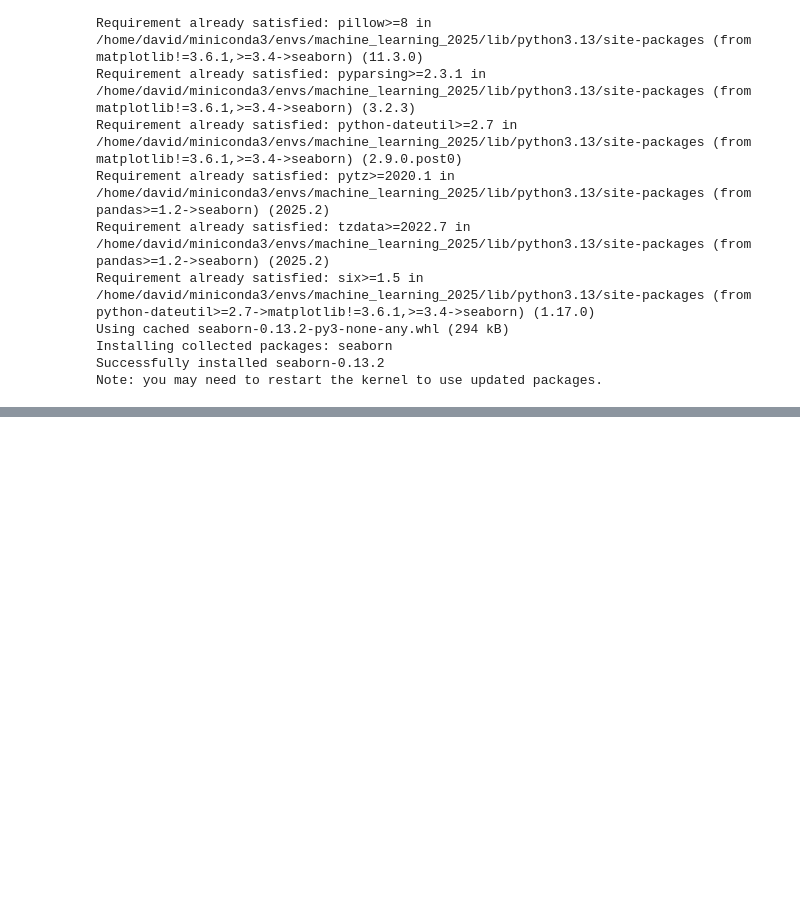
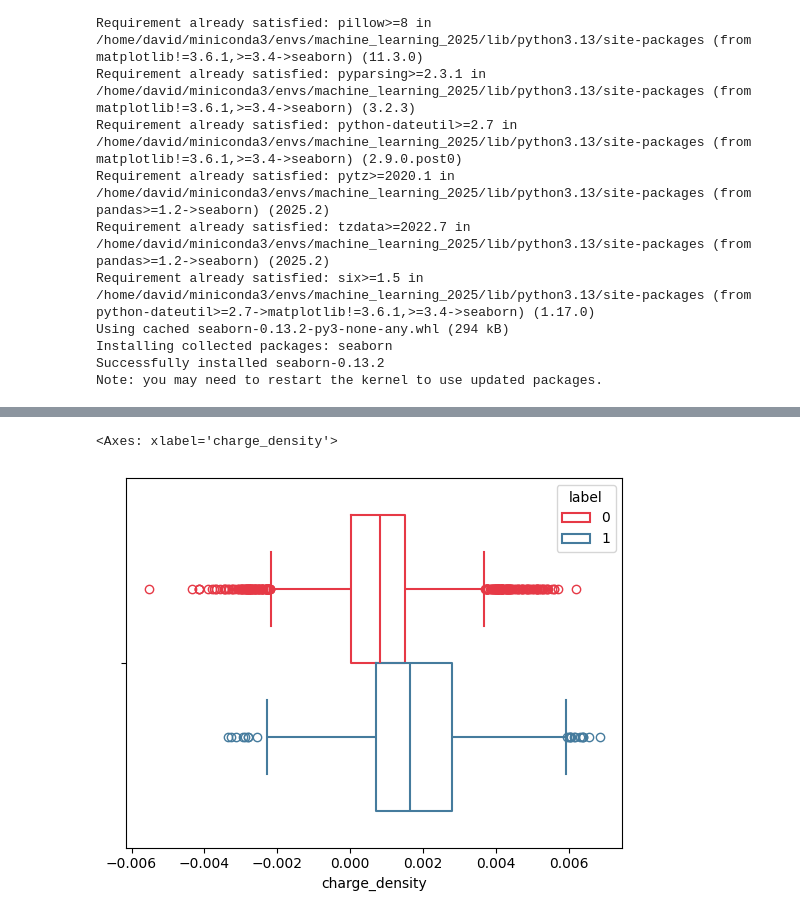
Before and after one commit to dMedinaO/machine_learning_master_bioinformatica_2025, a Jupyter notebook: examples_2608/2_analyze_dataset.ipynb, the cells around one changed output, grey strips where cells are left out. Drawn from its saved outputs; the diff is of its cells as text; code cells hidden in the pictures; blank space fills up the shorter version.

```diff
--- a/examples_2608/2_analyze_dataset.ipynb
+++ b/examples_2608/2_analyze_dataset.ipynb
@@ -28,0 +121,11 @@ ModuleNotFoundError: No module named 'seaborn'
+# %%
+sns.boxplot(
+    data=df,
+    x="charge_density",
+    hue="label",
+    fill=False,
+    palette=colors
+)
+# %% [output]
+<Axes: xlabel='charge_density'>
+[figure, added]
```
Also changed, not shown: parts of 20 cells of this notebook.
